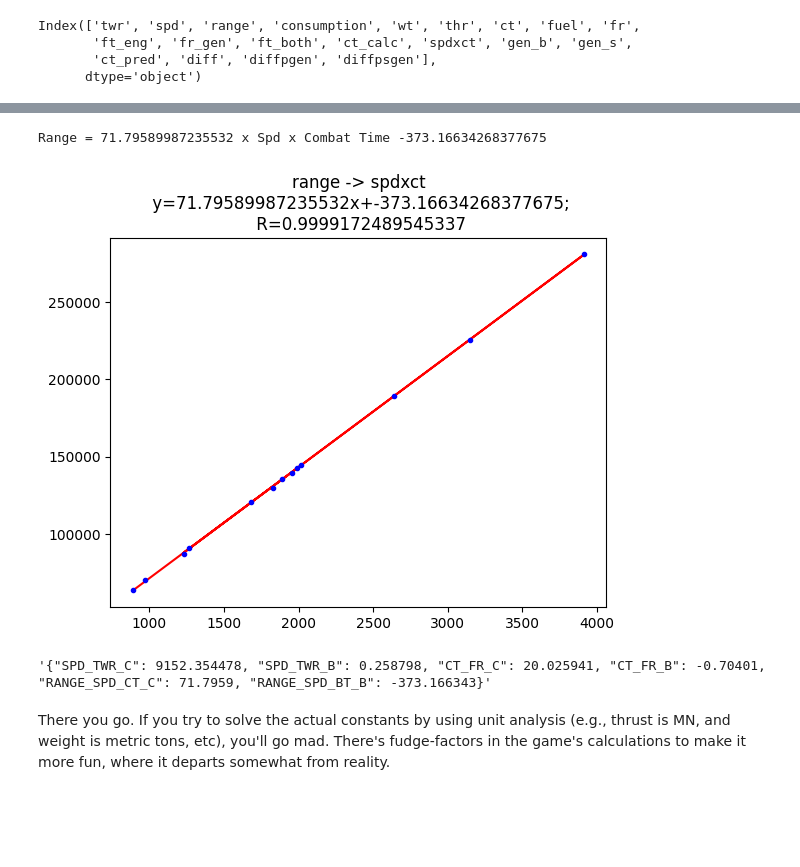
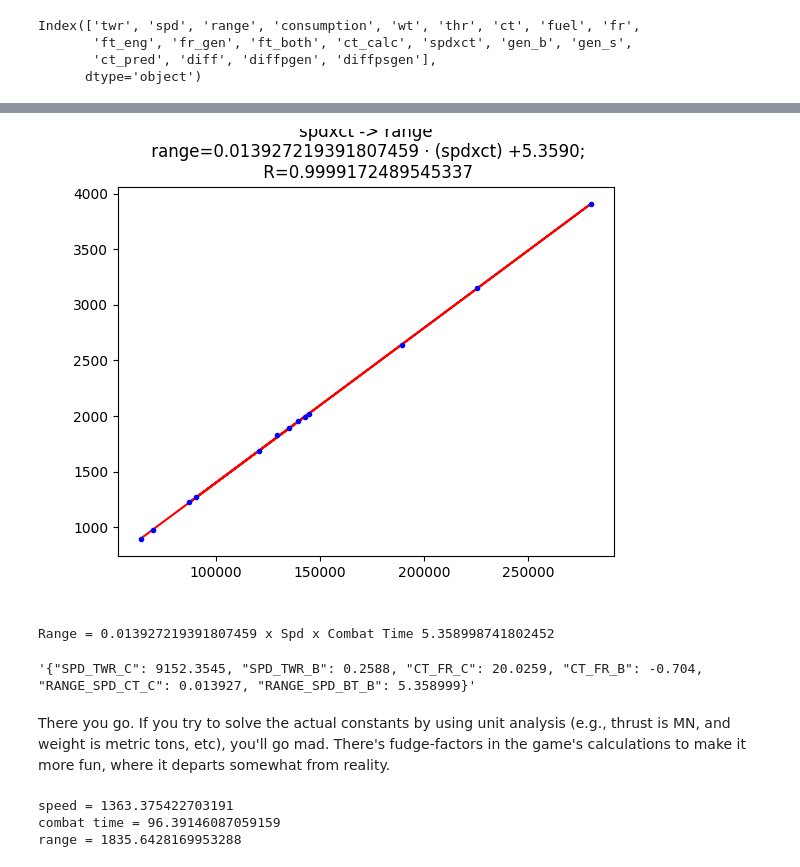
Before and after one commit to jodavaho/hf-study, a Jupyter notebook: Regression.ipynb, the cells around one changed output, grey strips where cells are left out. Saved outputs shown, nothing was run; the diff lists cells and outputs as text; code cells hidden in the pictures; blank space fills up the shorter version.

```diff
--- a/Regression.ipynb
+++ b/Regression.ipynb
@@ -110,17 +131,17 @@ Combat time =20.025940789720114 [ sum(fuel)]/[( sum(engines) + .1 # generators)
 # %%
 dataf['spdxct']=dataf['spd']*dataf['ct']
-m,b,R = trendline(dataf,'range','spdxct')
+m,b,R = trendline(dataf,'spdxct','range')
 print(f"Range = {m[0][0]} x Spd x Combat Time {b[0]}")
 
 RANGE_SPD_CT_C = m[0][0]
 RANGE_SPD_CT_B = b[0]
 # %% [output]
+[figure, new version]
-Range = 71.79589987235532 x Spd x Combat Time -373.16634268377675
+Range = 0.013927219391807459 x Spd x Combat Time 5.358998741802452
-[figure, old version]
 # %%
 import json
 
-prec = 6
+prec = 4
 json.dumps( {
     'SPD_TWR_C':round(SPD_TWR_C,prec),
     'SPD_TWR_B':round(SPD_TWR_B,prec),
@@ -130,6 +151,35 @@ json.dumps( {
     'RANGE_SPD_BT_B':round(RANGE_SPD_CT_B,6)
 })
 # %% [output]
-'{"SPD_TWR_C": 9152.354478, "SPD_TWR_B": 0.258798, "CT_FR_C": 20.025941, "CT_FR_B": -0.70401, "RANGE_SPD_CT_C": 71.7959, "RANGE_SPD_BT_B": -373.166343}'
+'{"SPD_TWR_C": 9152.3545, "SPD_TWR_B": 0.2588, "CT_FR_C": 20.0259, "CT_FR_B": -0.704, "RANGE_SPD_CT_C": 0.013927, "RANGE_SPD_BT_B": 5.358999}'
 # %% [markdown]
 There you go. If you try to solve the actual constants by using unit analysis (e.g., thrust is MN, and weight is metric tons, etc), you'll go mad. There's fudge-factors in the game's calculations to make it more fun, where it departs somewhat from reality.
+# %%
+# So let's calculate some stats.
+# Pretend we have a ship with 5 generators and 4 d30s, and two small fuel tanks.
+# We'd loop over the modules, summing up everyone's fuel capacity
+# and we'd get 2x 40
+sum_fuel_cap = 80
+# We'd loop over the modules, summing up everyone's fuel rate
+# The d30s fuel_rate is 4.
+# Generator fuel rate is .1
+# so we'd get 16 + .5 = 16.5.
+sum_fuel_rate = 16.5
+# We'd loop over the modules, summing up everyone's thrust value
+# and we'd get 4 x 21 = 84 (if I recall thrust values correctly)
+sum_thrust = 84
+# And finally, let's loop over the modules and add up all the weights
+# and let's pretend we get 564
+sum_wt = 564
+
+## Now we can calculate stats after creating those four sums (in one for-loop)
+speed = SPD_TWR_C * (sum_thrust / sum_wt) + SPD_TWR_B
+print(f"speed = {speed}")
+combat_time = CT_FR_C * (sum_fuel_cap/sum_fuel_rate) + CT_FR_B
+print(f"combat time = {combat_time}")
+ship_range = RANGE_SPD_CT_C * speed * combat_time + RANGE_SPD_CT_B
+print(f"range = {ship_range}")
+# %% [output]
+speed = 1363.375422703191
+combat time = 96.39146087059159
+range = 1835.6428169953288
```
Also changed, not shown: parts of 9 cells of this notebook.
